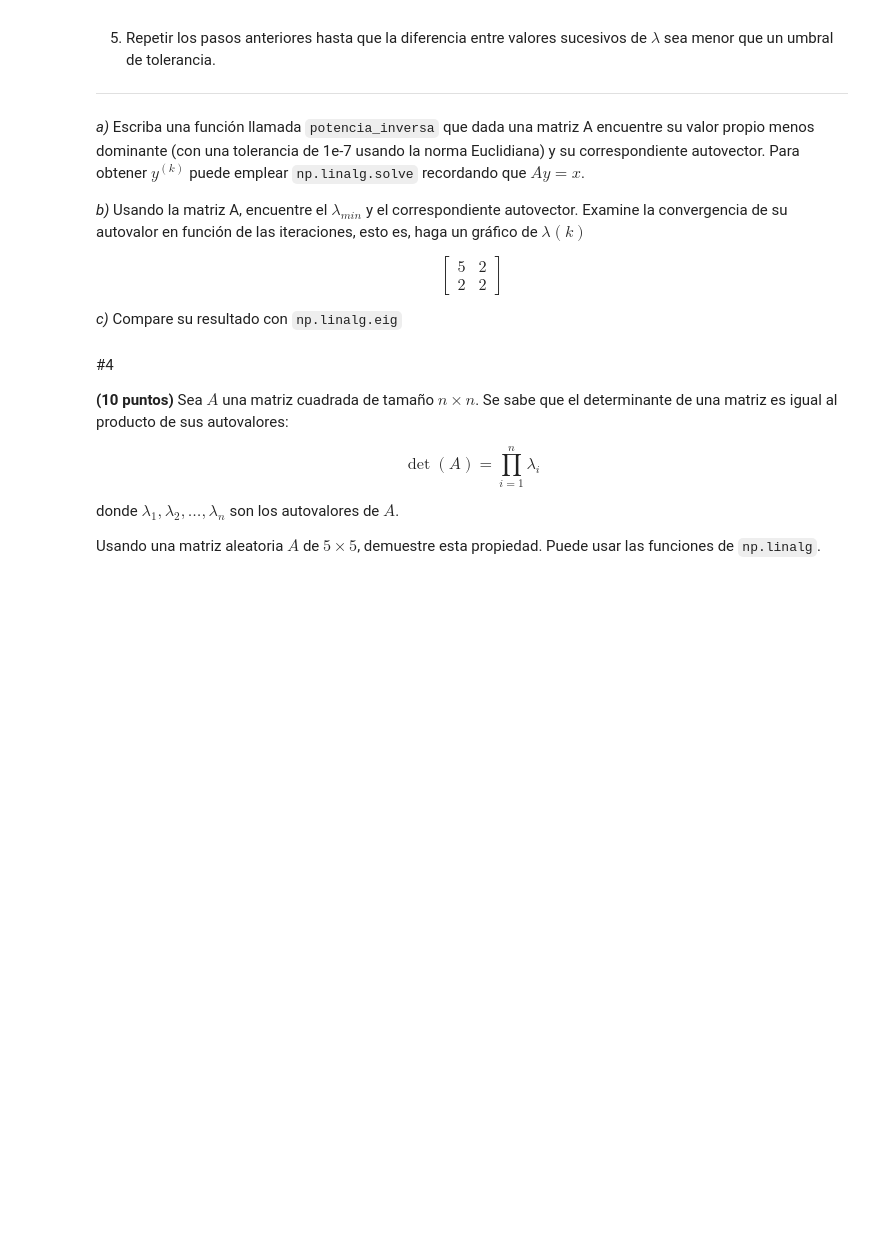
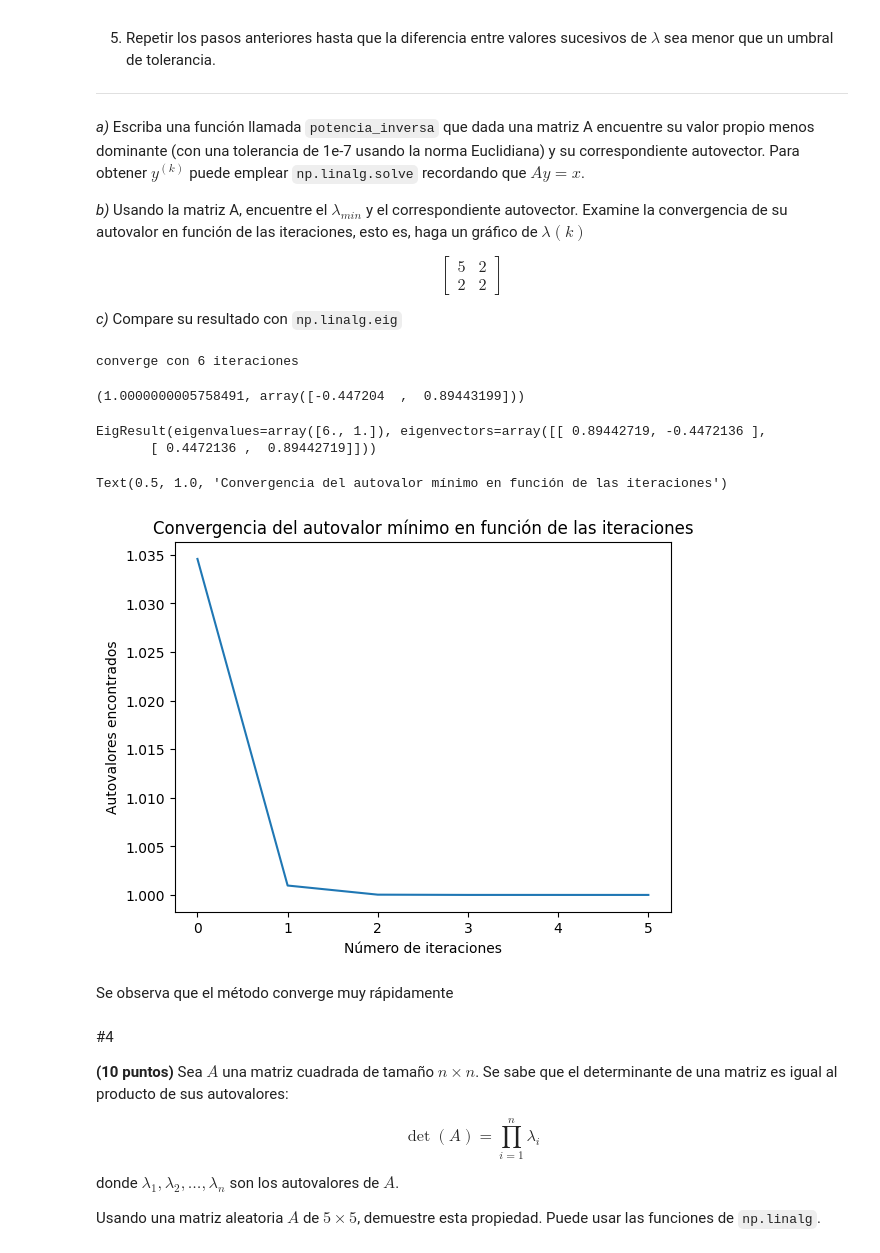
Before and after one commit to hernansalinas/CursoMetodosComputacionales, a Jupyter notebook: Students/Jaramillo_075/Parciales/Parcial2_Integrales_Matrices.ipynb, the cells around one changed output. Saved outputs shown, nothing was run; the diff lists cells and outputs as text; code cells hidden in the pictures; blank space fills up the shorter version.

```diff
--- a/Students/Jaramillo_075/Parciales/Parcial2_Integrales_Matrices.ipynb
+++ b/Students/Jaramillo_075/Parciales/Parcial2_Integrales_Matrices.ipynb
@@ -214,3 +271,32 @@ $$
+# %%
+A = np.array([
+    [5, 2],
+    [2, 2]
+])
+P = potencia_inversa(A)
+lambda_ = P[2]
+k = P[-1]
+P[0:2]
+# %% [output]
+converge con 6 iteraciones
+(1.0000000005758491, array([-0.447204  ,  0.89443199]))
+# %%
+np.linalg.eig(A)
+# %% [output]
+EigResult(eigenvalues=array([6., 1.]), eigenvectors=array([[ 0.89442719, -0.4472136 ],
+       [ 0.4472136 ,  0.89442719]]))
+# %%
+k = np.arange(k+1)
+# %%
+plt.plot(k, lambda_)
+plt.xlabel('Número de iteraciones')
+plt.ylabel('Autovalores encontrados')
+plt.title('Convergencia del autovalor mínimo en función de las iteraciones')
+# %% [output]
+Text(0.5, 1.0, 'Convergencia del autovalor mínimo en función de las iteraciones')
+[figure, added]
+# %% [markdown]
+Se observa que el método converge muy rápidamente
 # %% [markdown]
 #4
 
```
Also changed, not shown: parts of 6 cells of this notebook.
